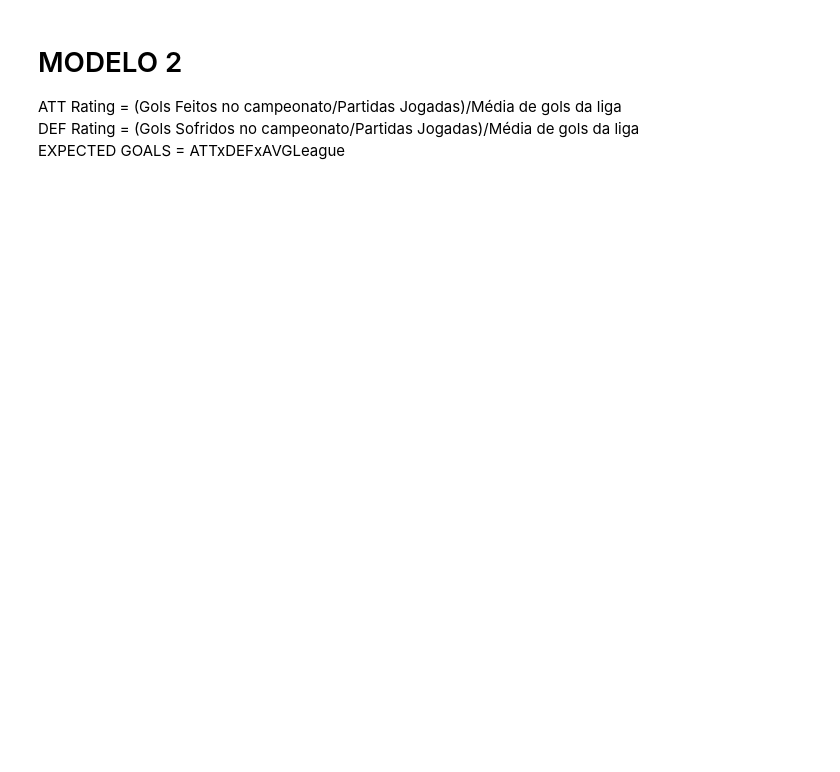
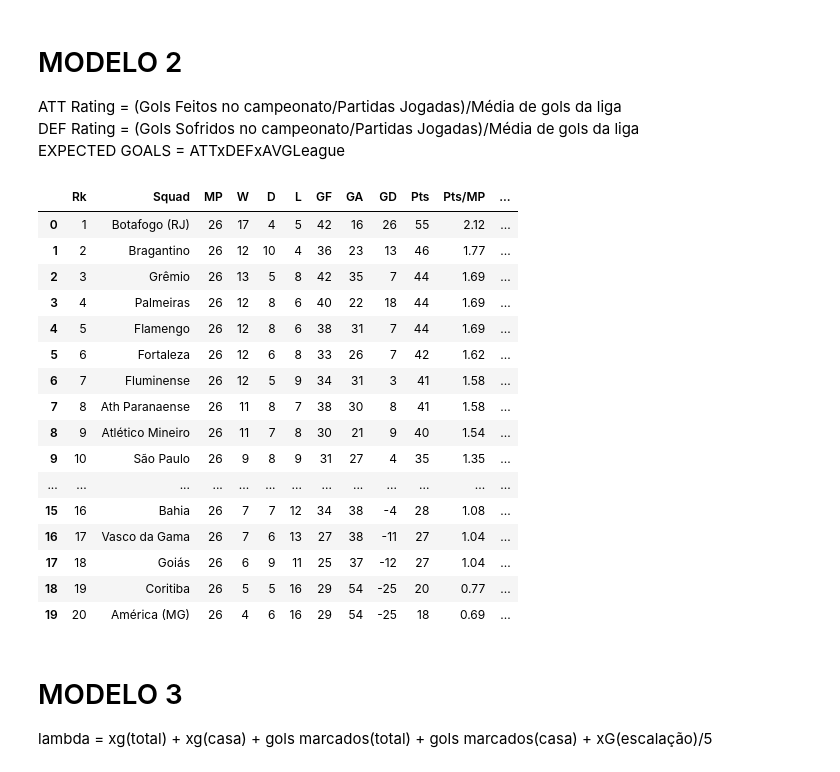
Before and after one commit to salvnetto/GOALS, a Jupyter notebook: poisson_independente.ipynb, the cells around one changed output. Saved outputs shown, nothing was run; the diff lists cells and outputs as text; code cells hidden in the pictures; blank space fills up the shorter version.

```diff
--- a/poisson_independente.ipynb
+++ b/poisson_independente.ipynb
@@ -58,3 +79,25 @@ df_1410.to_excel('dados/previsoes/previsao1410-cuiabavscruzeiro.xlsx')
 ATT Rating = (Gols Feitos no campeonato/Partidas Jogadas)/Média de gols da liga\
 DEF Rating = (Gols Sofridos no campeonato/Partidas Jogadas)/Média de gols da liga\
 EXPECTED GOALS = ATTxDEFxAVGLeague
+# %%
+tabela = pd.read_excel('dados/tabela_brasileirao(rodada-26).xlsx')
+# %%
+tabela
+# %% [output]
+|  | Rk | Squad | MP | W | D | L | GF | GA | GD | Pts | Pts/MP | ... |
+| 0 | 1 | Botafogo (RJ) | 26 | 17 | 4 | 5 | 42 | 16 | 26 | 55 | 2.12 | ... |
+| 1 | 2 | Bragantino | 26 | 12 | 10 | 4 | 36 | 23 | 13 | 46 | 1.77 | ... |
+| 2 | 3 | Grêmio | 26 | 13 | 5 | 8 | 42 | 35 | 7 | 44 | 1.69 | ... |
+| 3 | 4 | Palmeiras | 26 | 12 | 8 | 6 | 40 | 22 | 18 | 44 | 1.69 | ... |
+| 4 | 5 | Flamengo | 26 | 12 | 8 | 6 | 38 | 31 | 7 | 44 | 1.69 | ... |
+| 5 | 6 | Fortaleza | 26 | 12 | 6 | 8 | 33 | 26 | 7 | 42 | 1.62 | ... |
+| 6 | 7 | Fluminense | 26 | 12 | 5 | 9 | 34 | 31 | 3 | 41 | 1.58 | ... |
+| 7 | 8 | Ath Paranaense | 26 | 11 | 8 | 7 | 38 | 30 | 8 | 41 | 1.58 | ... |
+| 8 | 9 | Atlético Mineiro | 26 | 11 | 7 | 8 | 30 | 21 | 9 | 40 | 1.54 | ... |
+| 9 | 10 | São Paulo | 26 | 9 | 8 | 9 | 31 | 27 | 4 | 35 | 1.35 | ... |
+| ... | ... | ... | ... | ... | ... | ... | ... | ... | ... | ... | ... | ... |
+| 15 | 16 | Bahia | 26 | 7 | 7 | 12 | 34 | 38 | -4 | 28 | 1.08 | ... |
+| 16 | 17 | Vasco da Gama | 26 | 7 | 6 | 13 | 27 | 38 | -11 | 27 | 1.04 | ... |
+| 17 | 18 | Goiás | 26 | 6 | 9 | 11 | 25 | 37 | -12 | 27 | 1.04 | ... |
+| 18 | 19 | Coritiba | 26 | 5 | 5 | 16 | 29 | 54 | -25 | 20 | 0.77 | ... |
+| 19 | 20 | América (MG) | 26 | 4 | 6 | 16 | 29 | 54 | -25 | 18 | 0.69 | ... |
@@ -60,0 +106,3 @@ EXPECTED GOALS = ATTxDEFxAVGLeague
+# %% [markdown]
+# MODELO 3
+lambda = xg(total) + xg(casa) + gols marcados(total) + gols marcados(casa) + xG(escalação)/5
```
Also changed, not shown: parts of 13 cells of this notebook, 2 other files.
